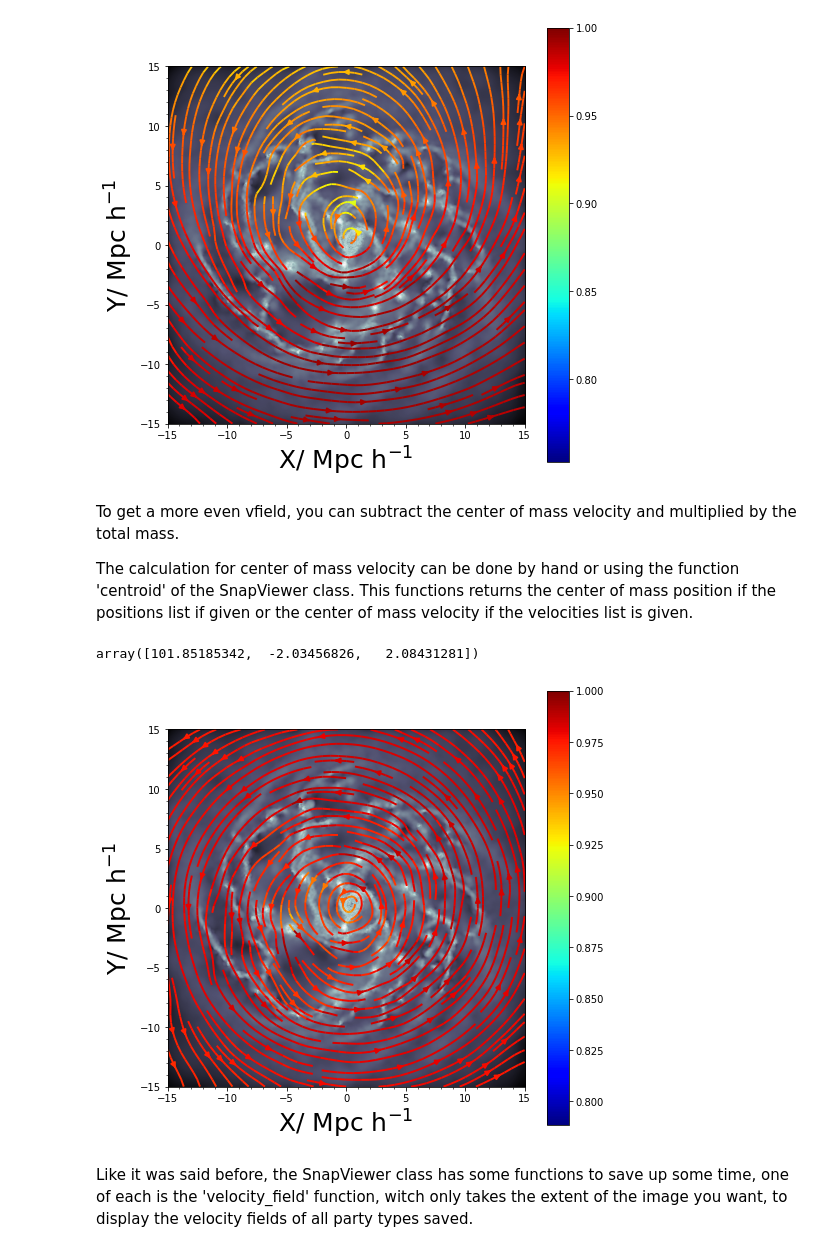
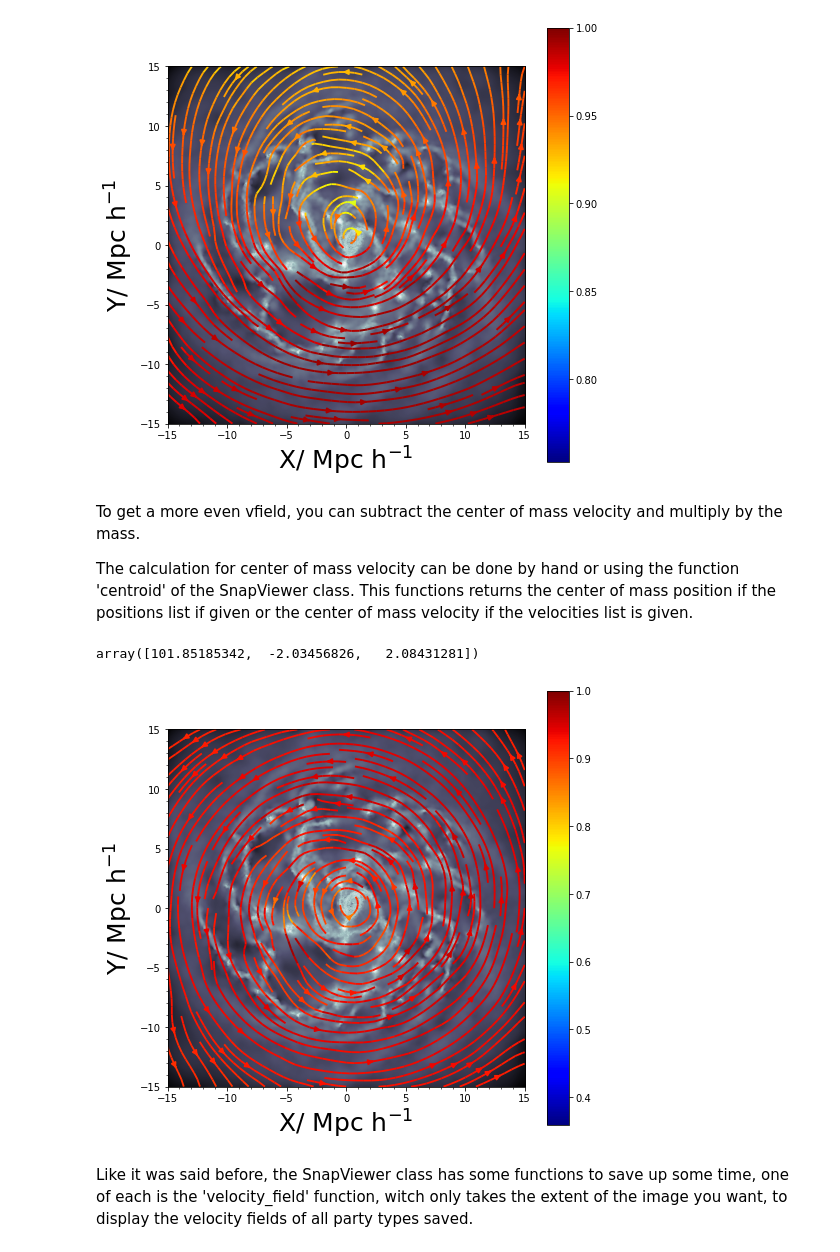
Before and after one commit to sebalepe/sphviewer_userguide, a Jupyter notebook: Sphviewer User Guide.ipynb, the cells around one changed output. Saved outputs shown, nothing was run; the diff lists cells and outputs as text; code cells hidden in the pictures.

```diff
--- a/Sphviewer User Guide.ipynb
+++ b/Sphviewer User Guide.ipynb
@@ -158,6 +154,9 @@ To see a more detail explanation, return to the tutorial.
 # %%
 import numpy as np
 
+pos = snap.pos[0]
+mass = snap.mass[0]
+x,y,z = (25,0,0)
 vel = snap.vels[0] #velocities of the part type 0
 extent = [-15,15,-15,15]
 
@@ -191,7 +190,7 @@ plt.show()
 # %% [output]
 [figure]
 # %% [markdown]
-To get a more even vfield, you can subtract the center of mass velocity and multiplied by the total mass.
+To get a more even vfield, you can subtract the center of mass velocity and multiply by the mass.
 
 The calculation for center of mass velocity can be done by hand or using the function 'centroid' of the SnapViewer class. This functions returns the center of mass position if the positions list if given or the center of mass velocity if the velocities list is given.
 # %%
@@ -200,37 +199,35 @@ rcm_v
 # %% [output]
 array([101.85185342,  -2.03456826,   2.08431281])
 # %%
-tm = sum(snap.mass[0]) #total mass of the part type 0
-
 qv = QuickView(r='infinity', pos=pos, mass=mass, x=x, y=y, z=z, extent=extent, plot=False, logscale=False)
 hsml = qv.get_hsml()
 density_field = qv.get_image()
 
 vfield = []
 for i in range(2):
-    qv1 = QuickView(pos, (vel[:,i]- rcm_v[i]) * tm, hsml=hsml, r='infinity', x=x,y=y,z=z,
+    qv1 = QuickView(pos, (vel[:,i]- rcm_v[i]) * mass[:,0], hsml=hsml, r='infinity', x=x,y=y,z=z,
                    plot=False, extent=extent, logscale=False)
     vfield.append(qv1.get_image() / density_field)
 
 fig = plt.figure(1, figsize=(8,8))
 ax = fig.add_subplot(111)
 X = np.linspace(extent[0], extent[1], 500)
 Y = np.linspace(extent[2], extent[3], 500)
 ax.imshow(np.log10(density_field), origin='lower', extent=extent, cmap='bone')
 v = np.log10(np.sqrt(vfield[0] ** 2 + vfield[1] ** 2))
 color = v / np.max(v)
 lw = color * 2
 streams = ax.streamplot(X, Y, vfield[0], vfield[1], color=color,
     density=1.5, cmap='jet', linewidth=lw, arrowsize=1)
 ax.set_xlim(extent[0], extent[1])
 ax.set_ylim(extent[2], extent[3])
 ax.minorticks_on()
 ax.set_xlabel(r'$\rm X / \ Mpc \ h^{-1}$', size=25)
 ax.set_ylabel(r'$\rm Y / \ Mpc \ h^{-1}$', size=25)
 fig.colorbar(streams.lines)
 plt.show()
 # %% [output]
-[figure, old version]
+[figure, new version]
 # %% [markdown]
 Like it was said before, the SnapViewer class has some functions to save up some time, one of each is the 'velocity_field' function, witch only takes the extent of the image you want, to display the velocity fields of all party types saved.
 # %%
```
Also changed, not shown: parts of 62 cells of this notebook, 36 other files.
